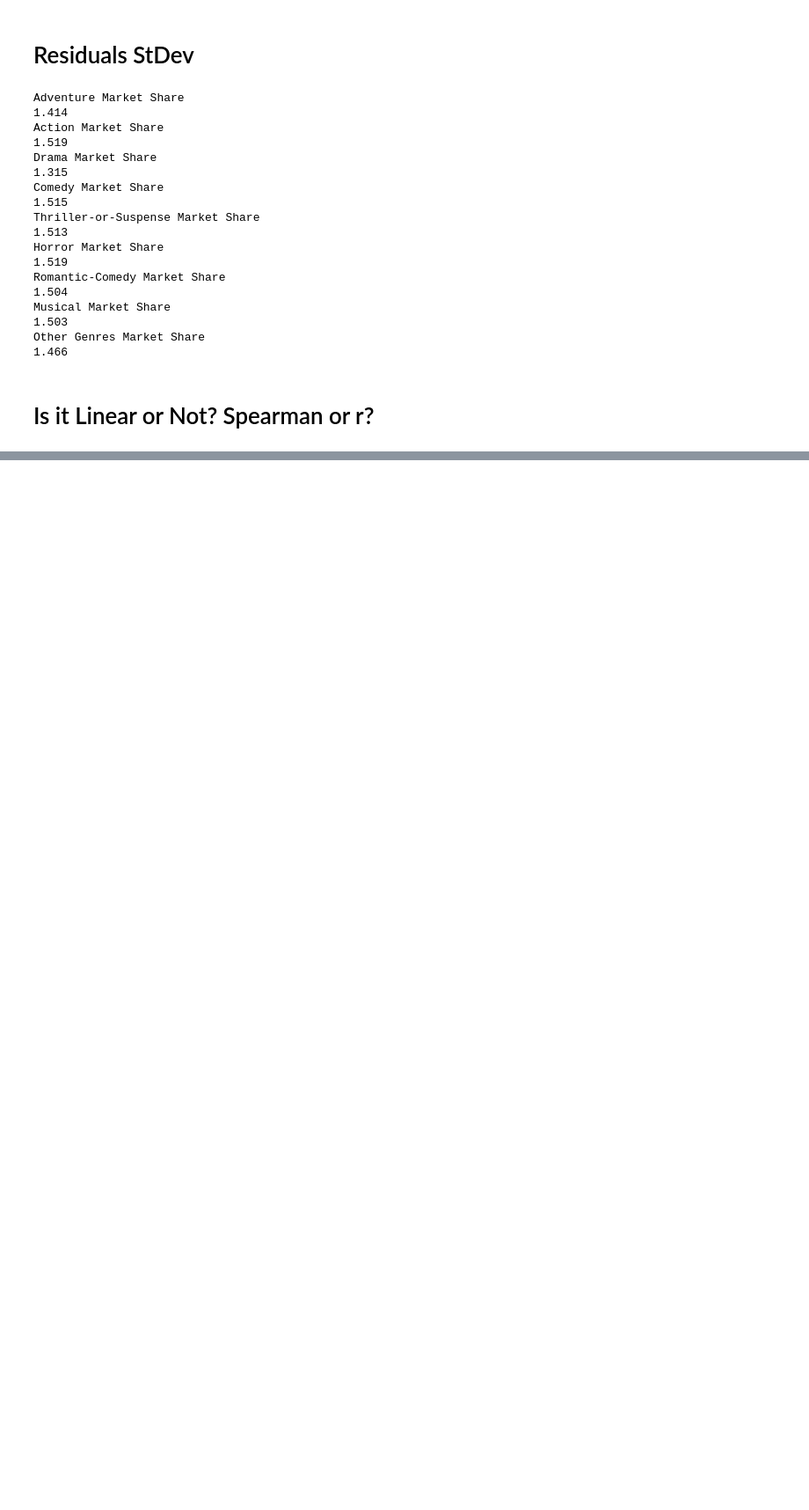
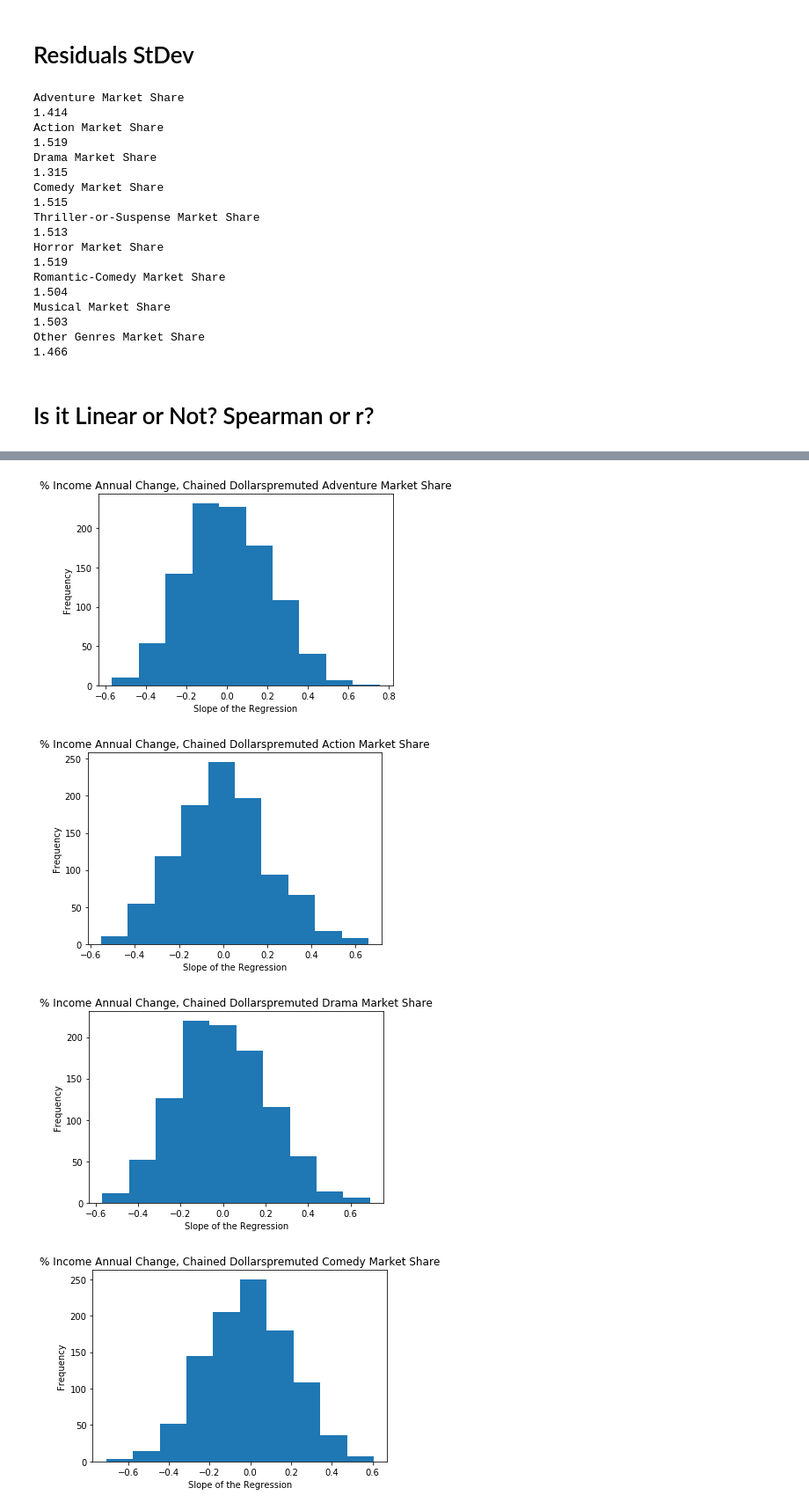
Before and after one commit to ss2944/data-sci, a Jupyter notebook: Saumya-Market-Share-And-Income.ipynb, the cells around one changed output, grey strips where cells are left out. Shown: that part at 88% size. Saved outputs shown, nothing was run; the diff lists cells and outputs as text; code cells hidden in the pictures; blank space fills up the shorter version.

```diff
--- a/Saumya-Market-Share-And-Income.ipynb
+++ b/Saumya-Market-Share-And-Income.ipynb
@@ -109,6 +128,5 @@ plt.show()
 # %%
 for c in col:
-    #CREATING THE LINE OF BEST FIT
-    model = LinearRegression().fit(data[[income]], data[c])
-    print(c, ':', '{:.3f}'.format((model.score(data[[income]], data[c])**(1/2))))
+    r= np.corrcoef(data[income], data[c])[0][1]
+    print(c, ':', '{:.3f}'.format(r))
 # %% [output]
@@ -177,8 +195,9 @@ for c in col:
     else:
         kind='both'
         ans=r
+    if abs(ans)>0.4:
+        print('//')
     print(c,':',kind, '{:.3f}'.format(ans))
-
 print()
 print('Sr:', countsr, 'r:', countr)
 # %% [output]
@@ -195,0 +218,28 @@ Sr: 4 r: 5
+# %%
+# permutation of data for a given genre c
+def permuted_y(c):
+    return np.random.permutation(data[c].copy())
+
+def findtheslope(x,c):
+    #creates a dataframe with a permutated y and returns the slope
+    #purpose: ensure that ny, ndf, and nmodel are local variable that can be rewritten with each function call
+    ny=permuted_y(c)
+    ndf=pd.DataFrame({'ny':ny})
+    nmodel=LinearRegression().fit(x,ndf[['ny']])
+    return nmodel.coef_[0][0]
+# %%
+for c in col:
+    newarray = np.zeros(1000)
+    for i in range(len(newarray)):
+        newarray[i]=findtheslope(data[[c]],c)
+
+    plt.hist(newarray)
+    plt.title(income + ' Premuted '+ c)
+    plt.xlabel('Slope of the Regression')
+    plt.ylabel('Frequency')
+    plt.show()
+# %% [output]
+[figure, added]
+[figure, added]
+[figure, added]
+[figure, added]
```
Also changed, not shown: parts of 9 cells of this notebook, 1 other file.
